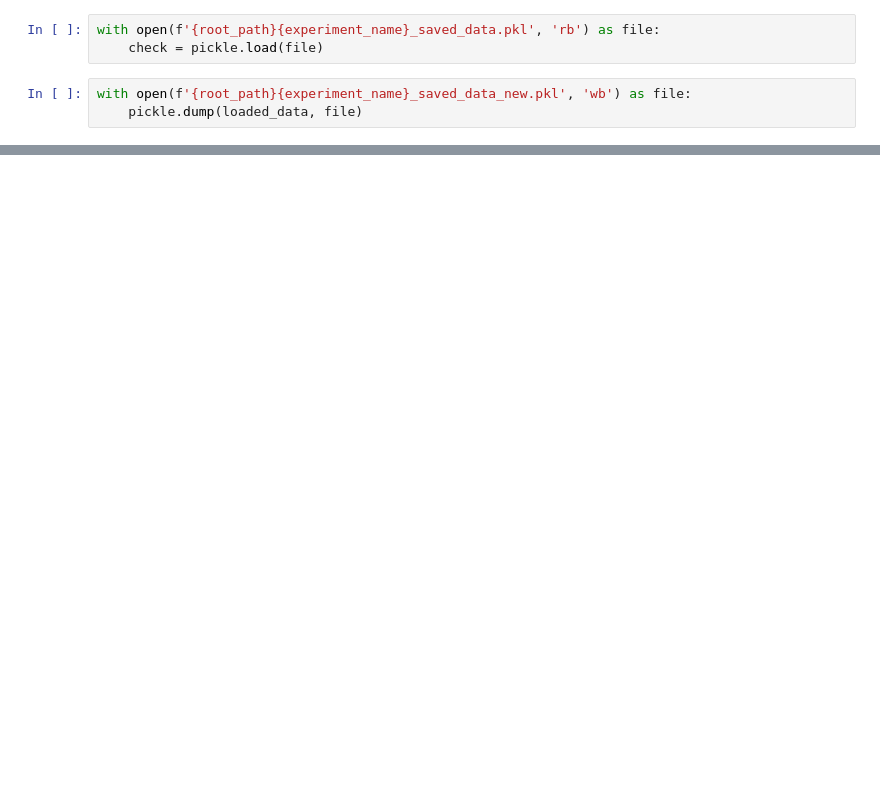
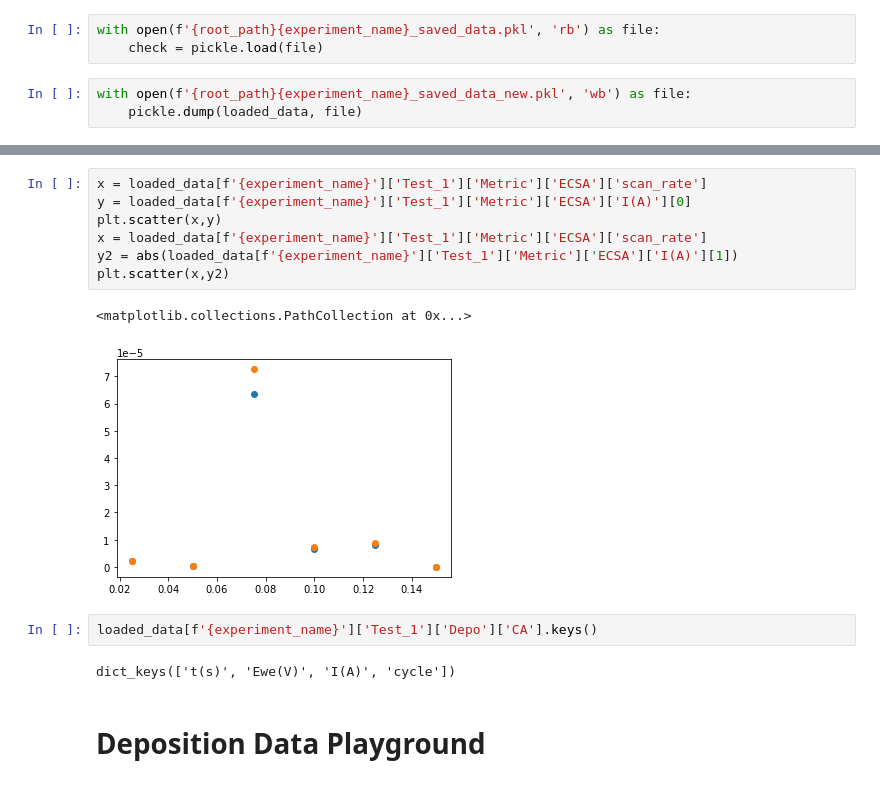
Before and after one commit to Rblack999/NRC-MAPs, a Jupyter notebook: CCUS/Optimization/CCUS_PostProcessing.ipynb, the cells around one changed output, grey strips where cells are left out. Drawn from its saved outputs; the diff is of its cells as text; blank space fills up the shorter version.

```diff
--- a/CCUS/Optimization/CCUS_PostProcessing.ipynb
+++ b/CCUS/Optimization/CCUS_PostProcessing.ipynb
@@ -997,0 +323,16 @@ class DispenseProcedure:
+# %%
+x = loaded_data[f'{experiment_name}']['Test_1']['Metric']['ECSA']['scan_rate']
+y = loaded_data[f'{experiment_name}']['Test_1']['Metric']['ECSA']['I(A)'][0]
+plt.scatter(x,y)
+x = loaded_data[f'{experiment_name}']['Test_1']['Metric']['ECSA']['scan_rate']
+y2 = abs(loaded_data[f'{experiment_name}']['Test_1']['Metric']['ECSA']['I(A)'][1])
+plt.scatter(x,y2)
+# %% [output]
+<matplotlib.collections.PathCollection at 0x...>
+[figure, added]
+# %%
+loaded_data[f'{experiment_name}']['Test_1']['Depo']['CA'].keys()
+# %% [output]
+dict_keys(['t(s)', 'Ewe(V)', 'I(A)', 'cycle'])
+# %% [markdown]
+# Deposition Data Playground
```
Also changed, not shown: parts of 20 cells of this notebook, 1 other file.
